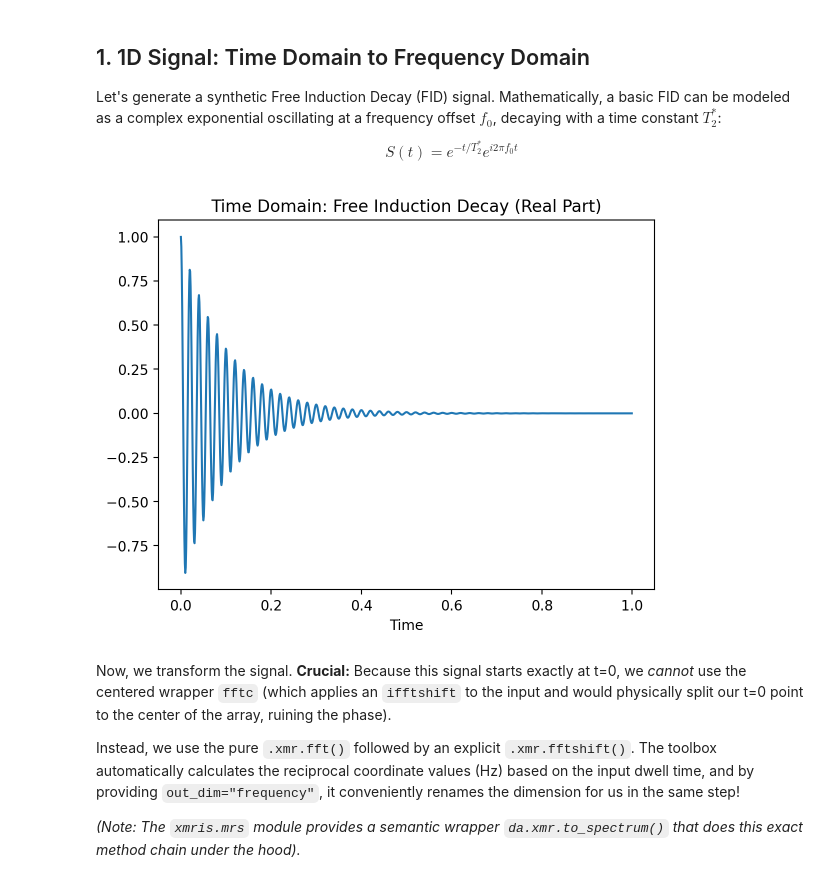
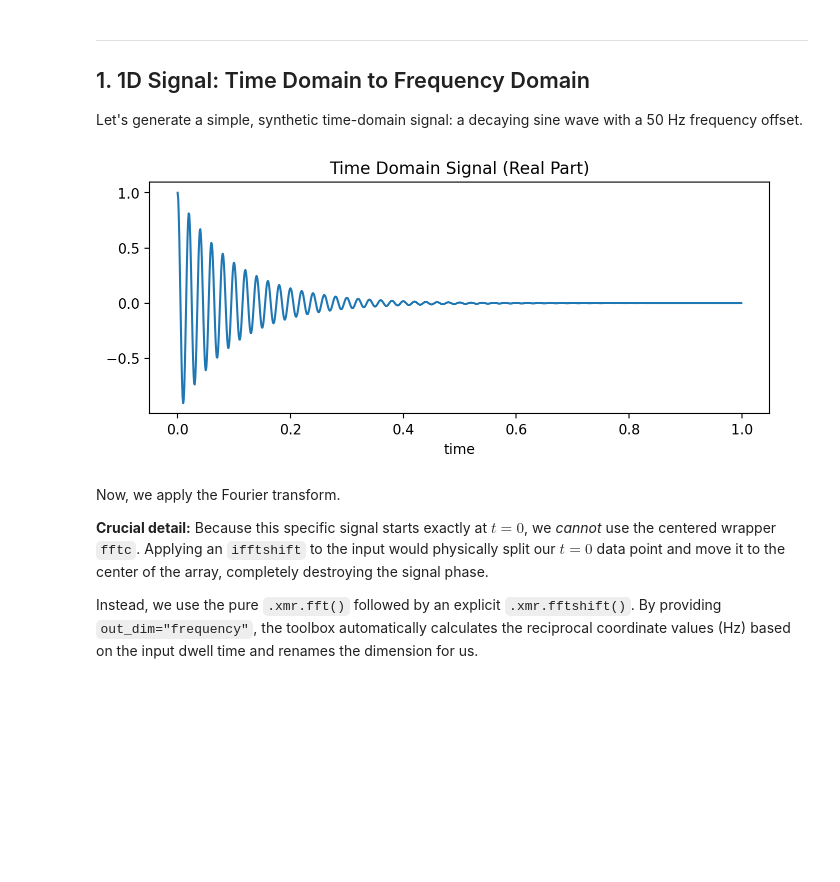
Before and after one commit to andrewendlinger/xmris, a Jupyter notebook: docs/notebooks/basics/fft.ipynb, the cells around one changed output. Drawn from its saved outputs; the diff is of its cells as text; code cells hidden in the pictures; blank space fills up the shorter version.

Commit message:
refactor: fourier
- fourier.py
- fft.ipynb notebook

```diff
--- a/docs/notebooks/basics/fft.ipynb
+++ b/docs/notebooks/basics/fft.ipynb
@@ -34,42 +49,33 @@ import matplotlib.pyplot as plt
 import numpy as np
 import xarray as xr
 
-import xmris  # Registers the .xmr accessor  # noqa: F401
-
-# Set a nice plotting style
-plt.style.use("default")
+import xmris  # Registers the .xmr accessor
 # %% [markdown]
+---
+
 ## 1. 1D Signal: Time Domain to Frequency Domain
-Let's generate a synthetic Free Induction Decay (FID) signal. Mathematically, a basic FID can be modeled as a complex exponential oscillating at a frequency offset $f_0$, decaying with a time constant $T_2^*$:
 
-$$ S(t) = e^{-t/T_2^*} e^{i 2\pi f_0 t} $$
+Let's generate a simple, synthetic time-domain signal: a decaying sine wave with a 50 Hz frequency offset.
 # %%
-# Create a synthetic 1D FID (Time domain)
+# Create a synthetic 1D signal (Time domain)
 t = np.linspace(0, 1, 1024, endpoint=False)
-f0 = 50.0  # 50 Hz frequency offset
-t2_star = 0.1  # 100 ms decay
-
-# Complex exponential decay
-fid_data = np.exp(-t / t2_star) * np.exp(1j * 2 * np.pi * f0 * t)
+fid_data = np.exp(-t / 0.1) * np.exp(1j * 2 * np.pi * 50.0 * t)
 
 da_fid = xr.DataArray(
     fid_data,
     dims=["time"],
-    coords={"time": t},
-    attrs={"ProtocolName": "PRESS_1H", "Units": "a.u."},
-)
+    coords={"time": t},)
 
-# Plot the real part of the FID
-fig, ax = plt.subplots()
-
+# Plot the real part
+fig, ax = plt.subplots(figsize=(8, 3))
 da_fid.real.plot(ax=ax)
-ax.set_title("Time Domain: Free Induction Decay (Real Part)")
+ax.set_title("Time Domain Signal (Real Part)")
 plt.show()
 # %% [output]
-[figure, old version]
+[figure, new version]
 # %% [markdown]
-Now, we transform the signal. **Crucial:** Because this signal starts exactly at t=0, we *cannot* use the centered wrapper `fftc` (which applies an `ifftshift` to the input and would physically split our t=0 point to the center of the array, ruining the phase).
+Now, we apply the Fourier transform.
 
-Instead, we use the pure `.xmr.fft()` followed by an explicit `.xmr.fftshift()`. The toolbox automatically calculates the reciprocal coordinate values (Hz) based on the input dwell time, and by providing `out_dim="frequency"`, it conveniently renames the dimension for us in the same step!
+**Crucial detail:** Because this specific signal starts exactly at $t=0$, we *cannot* use the centered wrapper `fftc`. Applying an `ifftshift` to the input would physically split our $t=0$ data point and move it to the center of the array, completely destroying the signal phase.
 
-*(Note: The `xmris.mrs` module provides a semantic wrapper `da.xmr.to_spectrum()` that does this exact method chain under the hood).*
+Instead, we use the pure `.xmr.fft()` followed by an explicit `.xmr.fftshift()`. By providing `out_dim="frequency"`, the toolbox automatically calculates the reciprocal coordinate values (Hz) based on the input dwell time and renames the dimension for us.
```
Also changed, not shown: parts of 11 cells of this notebook, 4 other files.
